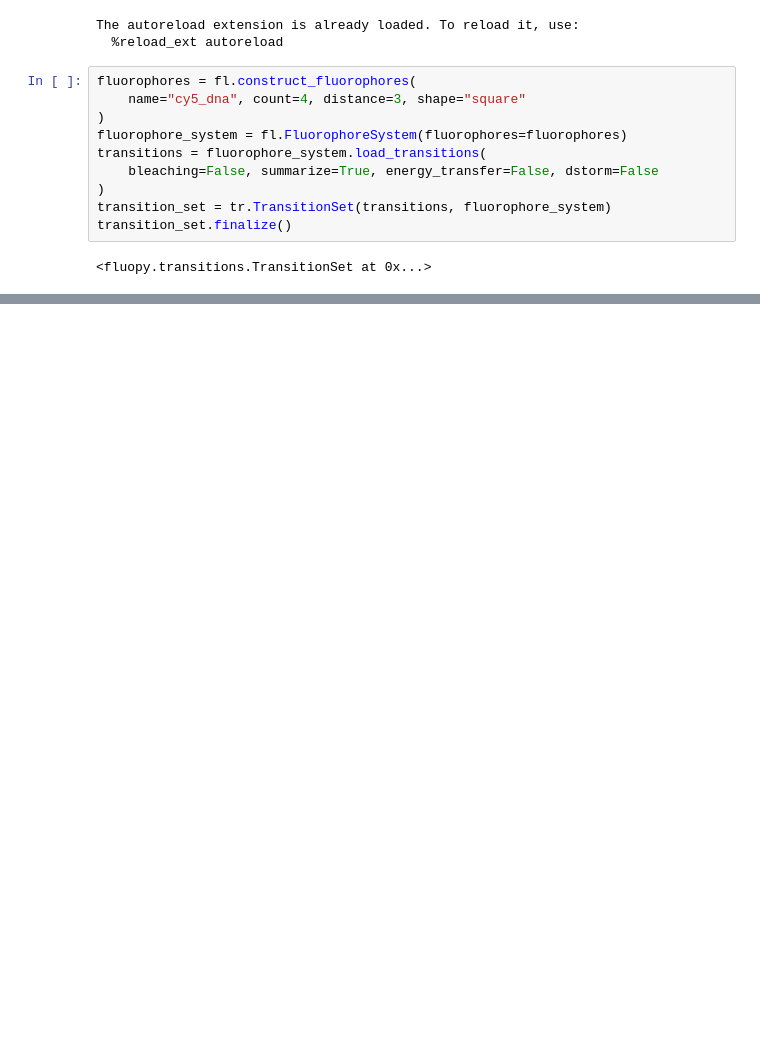
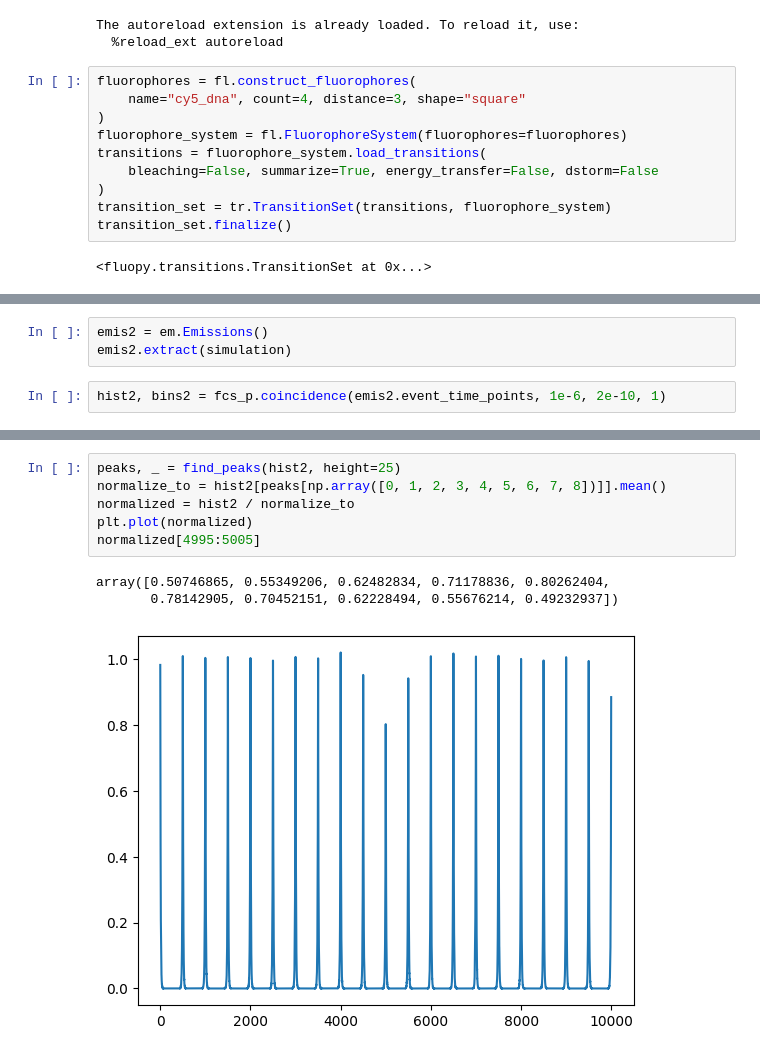
Before and after one commit to super-resolution/Fluopy, a Jupyter notebook: notebooks/General/trials.ipynb, the cells around one changed output, grey strips where cells are left out. Drawn from its saved outputs; the diff is of its cells as text; blank space fills up the shorter version.

```diff
--- a/notebooks/General/trials.ipynb
+++ b/notebooks/General/trials.ipynb
@@ -72,0 +84,5 @@ the last frame (of index 4.0) has 0.00e+00 times the pulses of other frames.
+# %%
+emis2 = em.Emissions()
+emis2.extract(simulation)
+# %%
+hist2, bins2 = fcs_p.coincidence(emis2.event_time_points, 1e-6, 2e-10, 1)
@@ -72,0 +99,10 @@ the last frame (of index 4.0) has 0.00e+00 times the pulses of other frames.
+# %%
+peaks, _ = find_peaks(hist2, height=25)
+normalize_to = hist2[peaks[np.array([0, 1, 2, 3, 4, 5, 6, 7, 8])]].mean()
+normalized = hist2 / normalize_to
+plt.plot(normalized)
+normalized[4995:5005]
+# %% [output]
+array([0.50746865, 0.55349206, 0.62482834, 0.71178836, 0.80262404,
+       0.78142905, 0.70452151, 0.62228494, 0.55676214, 0.49232937])
+[figure, added]
```
Also changed, not shown: parts of 5 cells of this notebook, 30 other files.
